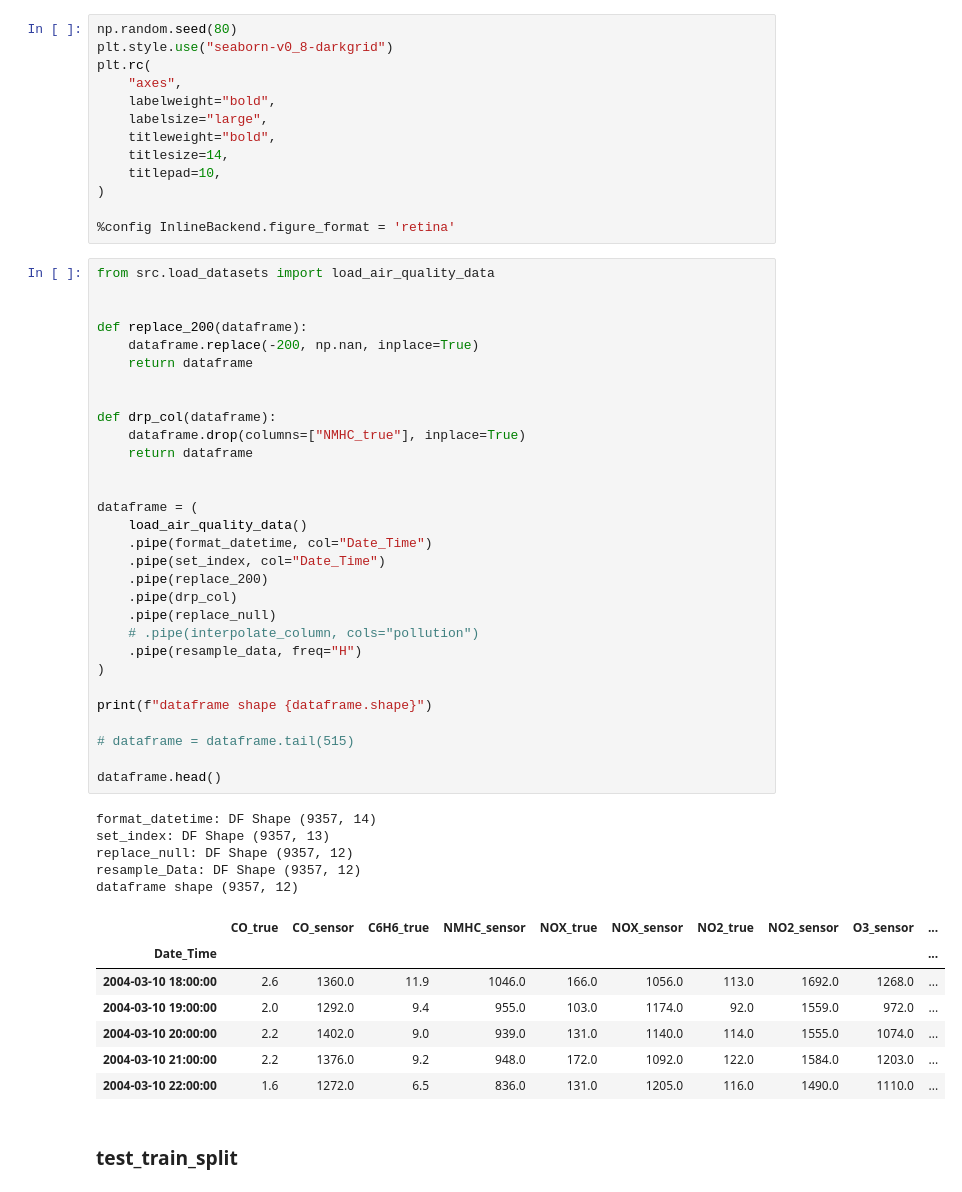
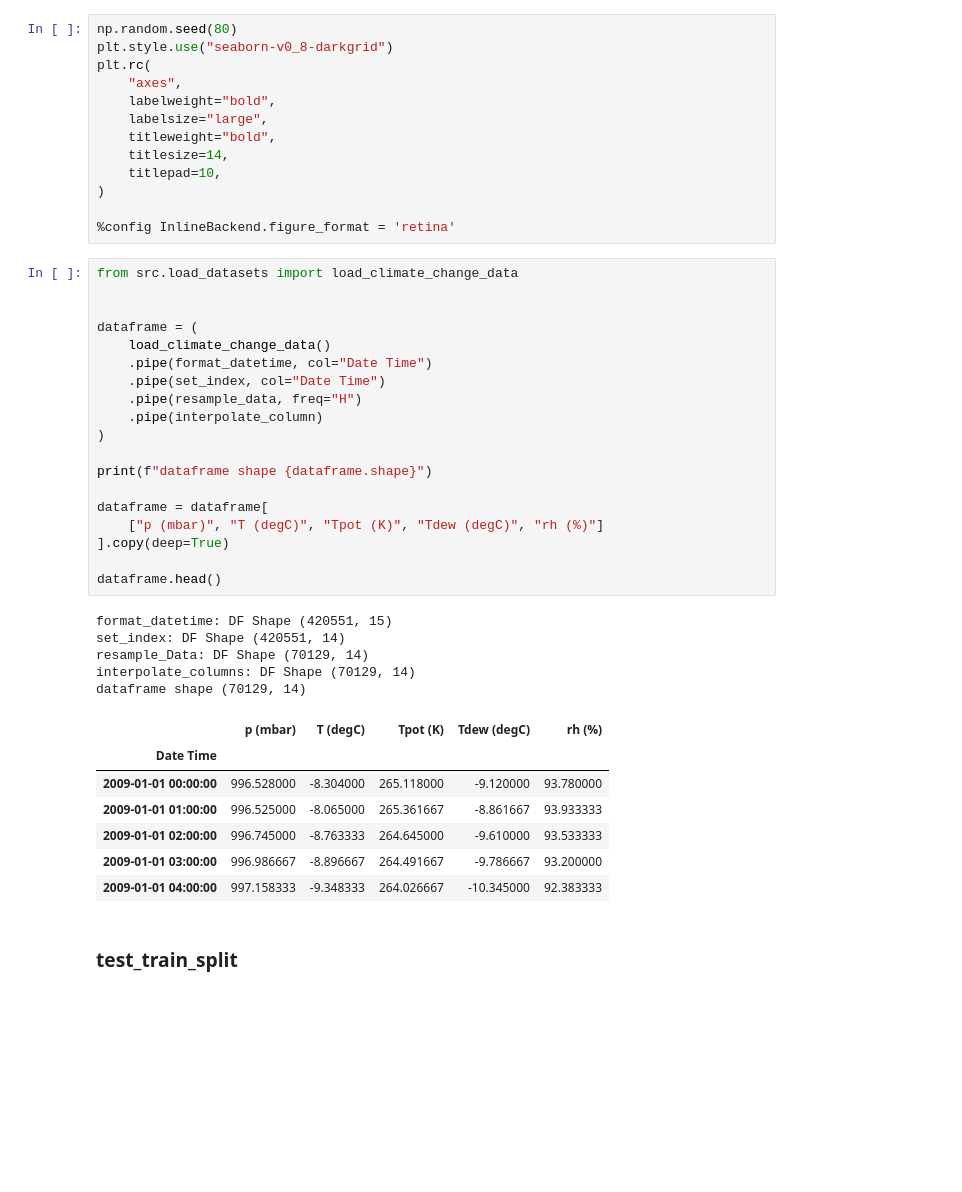
Before and after one commit to RahulDas-dev/Time-Series-Examples, a Jupyter notebook: sktime/Load_model.ipynb, the cells around one changed output. Drawn from its saved outputs; the diff is of its cells as text; blank space fills up the shorter version.

```diff
--- a/sktime/Load_model.ipynb
+++ b/sktime/Load_model.ipynb
@@ -26,48 +26,37 @@ plt.rc(
 
 %config InlineBackend.figure_format = 'retina'
 # %%
-from src.load_datasets import load_air_quality_data
-
-
-def replace_200(dataframe):
-    dataframe.replace(-200, np.nan, inplace=True)
-    return dataframe
-
-
-def drp_col(dataframe):
-    dataframe.drop(columns=["NMHC_true"], inplace=True)
-    return dataframe
+from src.load_datasets import load_climate_change_data
 
 
 dataframe = (
-    load_air_quality_data()
-    .pipe(format_datetime, col="Date_Time")
-    .pipe(set_index, col="Date_Time")
-    .pipe(replace_200)
-    .pipe(drp_col)
-    .pipe(replace_null)
-    # .pipe(interpolate_column, cols="pollution")
+    load_climate_change_data()
+    .pipe(format_datetime, col="Date Time")
+    .pipe(set_index, col="Date Time")
     .pipe(resample_data, freq="H")
+    .pipe(interpolate_column)
 )
 
 print(f"dataframe shape {dataframe.shape}")
 
-# dataframe = dataframe.tail(515)
+dataframe = dataframe[
+    ["p (mbar)", "T (degC)", "Tpot (K)", "Tdew (degC)", "rh (%)"]
+].copy(deep=True)
 
 dataframe.head()
 # %% [output]
-format_datetime: DF Shape (9357, 14)
-set_index: DF Shape (9357, 13)
-replace_null: DF Shape (9357, 12)
-resample_Data: DF Shape (9357, 12)
-dataframe shape (9357, 12)
+format_datetime: DF Shape (420551, 15)
+set_index: DF Shape (420551, 14)
+resample_Data: DF Shape (70129, 14)
+interpolate_columns: DF Shape (70129, 14)
+dataframe shape (70129, 14)
-|  | CO_true | CO_sensor | C6H6_true | NMHC_sensor | NOX_true | NOX_sensor | NO2_true | NO2_sensor | O3_sensor | ... |
-| Date_Time |  |  |  |  |  |  |  |  |  | ... |
-| 2004-03-10 18:00:00 | 2.6 | 1360.0 | 11.9 | 1046.0 | 166.0 | 1056.0 | 113.0 | 1692.0 | 1268.0 | ... |
-| 2004-03-10 19:00:00 | 2.0 | 1292.0 | 9.4 | 955.0 | 103.0 | 1174.0 | 92.0 | 1559.0 | 972.0 | ... |
-| 2004-03-10 20:00:00 | 2.2 | 1402.0 | 9.0 | 939.0 | 131.0 | 1140.0 | 114.0 | 1555.0 | 1074.0 | ... |
-| 2004-03-10 21:00:00 | 2.2 | 1376.0 | 9.2 | 948.0 | 172.0 | 1092.0 | 122.0 | 1584.0 | 1203.0 | ... |
-| 2004-03-10 22:00:00 | 1.6 | 1272.0 | 6.5 | 836.0 | 131.0 | 1205.0 | 116.0 | 1490.0 | 1110.0 | ... |
+|  | p (mbar) | T (degC) | Tpot (K) | Tdew (degC) | rh (%) |
+| Date Time |  |  |  |  |  |
+| 2009-01-01 00:00:00 | 996.528000 | -8.304000 | 265.118000 | -9.120000 | 93.780000 |
+| 2009-01-01 01:00:00 | 996.525000 | -8.065000 | 265.361667 | -8.861667 | 93.933333 |
+| 2009-01-01 02:00:00 | 996.745000 | -8.763333 | 264.645000 | -9.610000 | 93.533333 |
+| 2009-01-01 03:00:00 | 996.986667 | -8.896667 | 264.491667 | -9.786667 | 93.200000 |
+| 2009-01-01 04:00:00 | 997.158333 | -9.348333 | 264.026667 | -10.345000 | 92.383333 |
 # %% [markdown]
 ### test_train_split
 # %%
```
Also changed, not shown: parts of 7 cells of this notebook, 1 other file.
